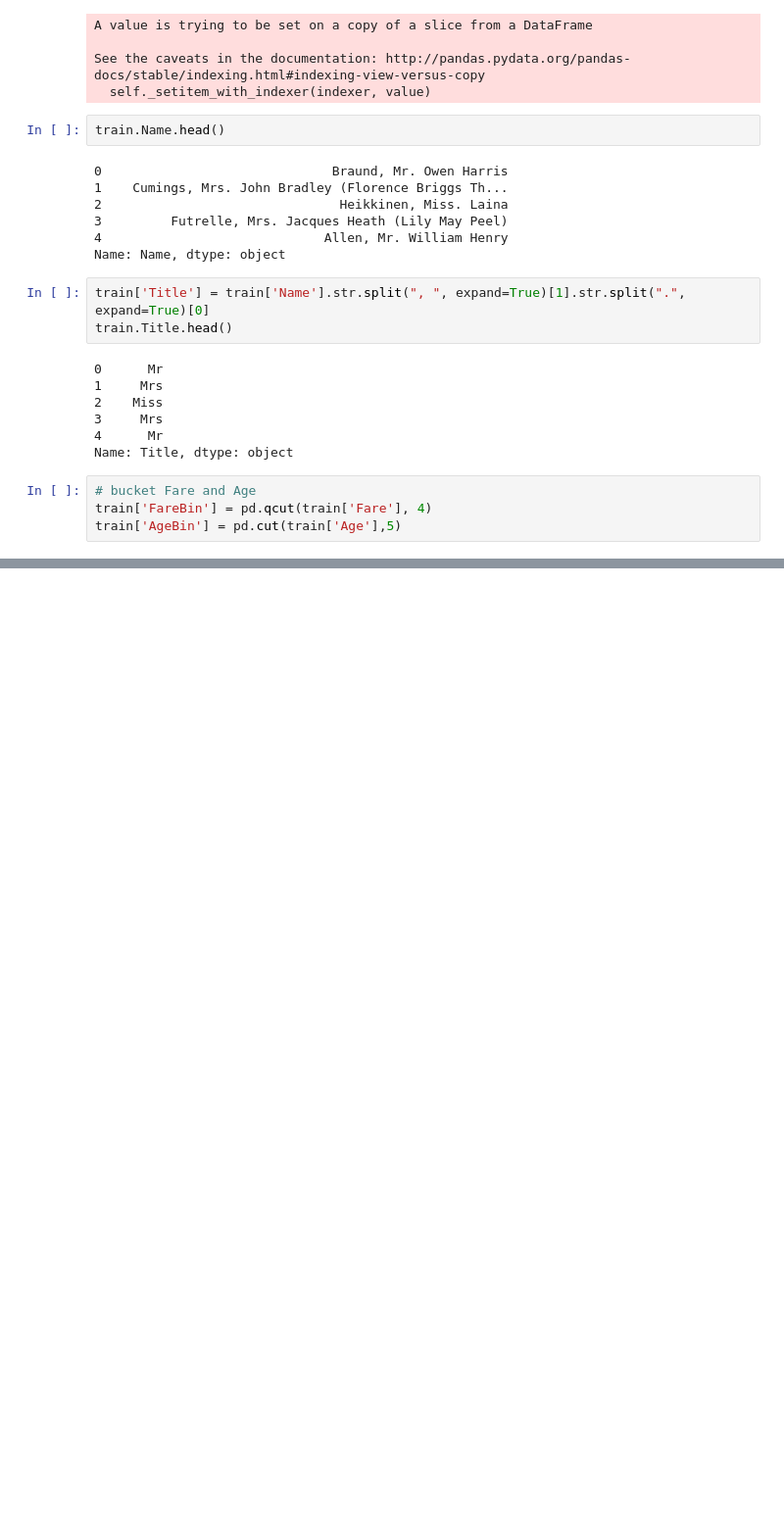
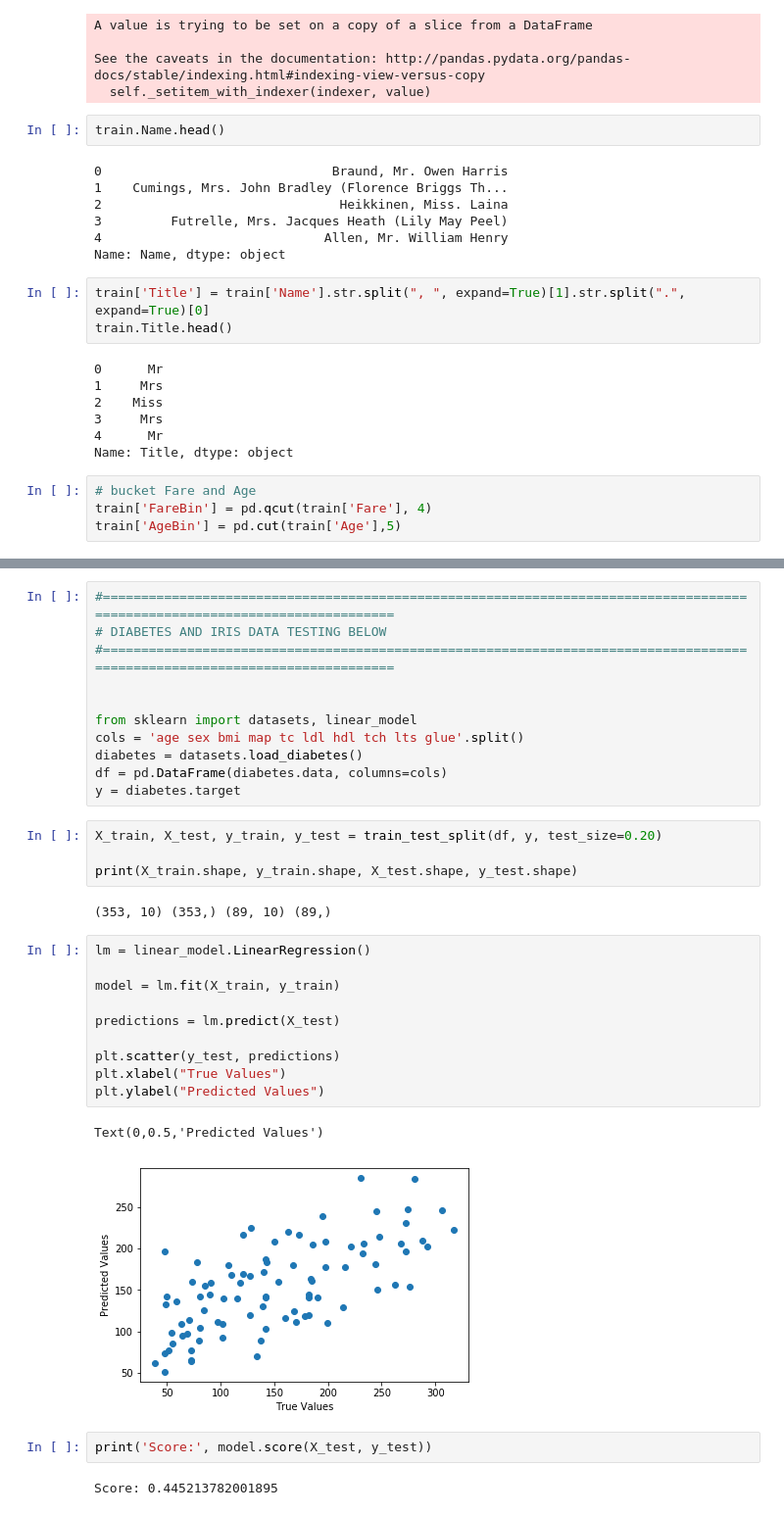
Before and after one commit to mjdacs/622_Assign2, a Jupyter notebook: eda.ipynb, the cells around one changed output, grey strips where cells are left out. Shown at 98% size. Cells and saved outputs as stored; diff of their text form; blank space fills up the shorter version.

```diff
--- a/eda.ipynb
+++ b/eda.ipynb
@@ -628,0 +812,34 @@ Test1 Shape: (668, 1)
+# %%
+#===========================================================================================================================
+# DIABETES AND IRIS DATA TESTING BELOW
+#===========================================================================================================================
+
+
+from sklearn import datasets, linear_model
+cols = 'age sex bmi map tc ldl hdl tch lts glue'.split()
+diabetes = datasets.load_diabetes()
+df = pd.DataFrame(diabetes.data, columns=cols)
+y = diabetes.target
+# %%
+X_train, X_test, y_train, y_test = train_test_split(df, y, test_size=0.20)
+
+print(X_train.shape, y_train.shape, X_test.shape, y_test.shape)
+# %% [output]
+(353, 10) (353,) (89, 10) (89,)
+# %%
+lm = linear_model.LinearRegression()
+
+model = lm.fit(X_train, y_train)
+
+predictions = lm.predict(X_test)
+
+plt.scatter(y_test, predictions)
+plt.xlabel("True Values")
+plt.ylabel("Predicted Values")
+# %% [output]
+Text(0,0.5,'Predicted Values')
+[figure, added]
+# %%
+print('Score:', model.score(X_test, y_test))
+# %% [output]
+Score: 0.445213782001895
```
Also changed, not shown: parts of 24 cells of this notebook, 3 other files.
